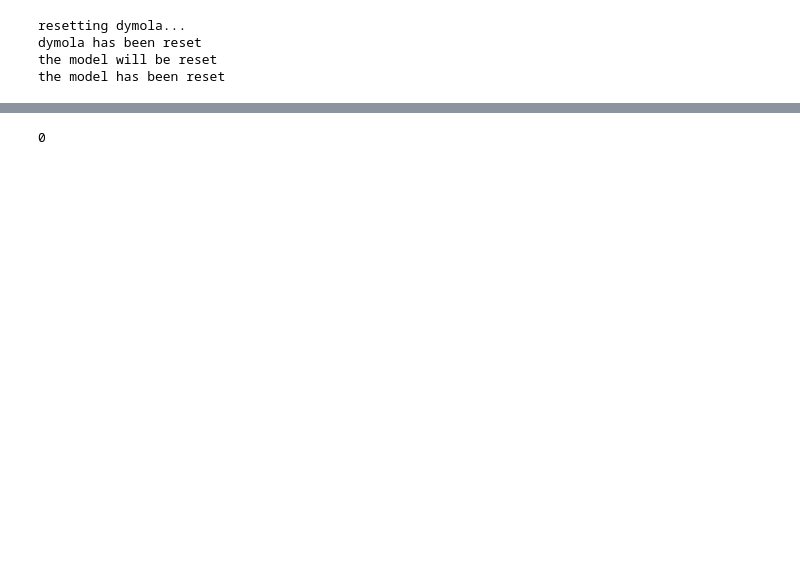
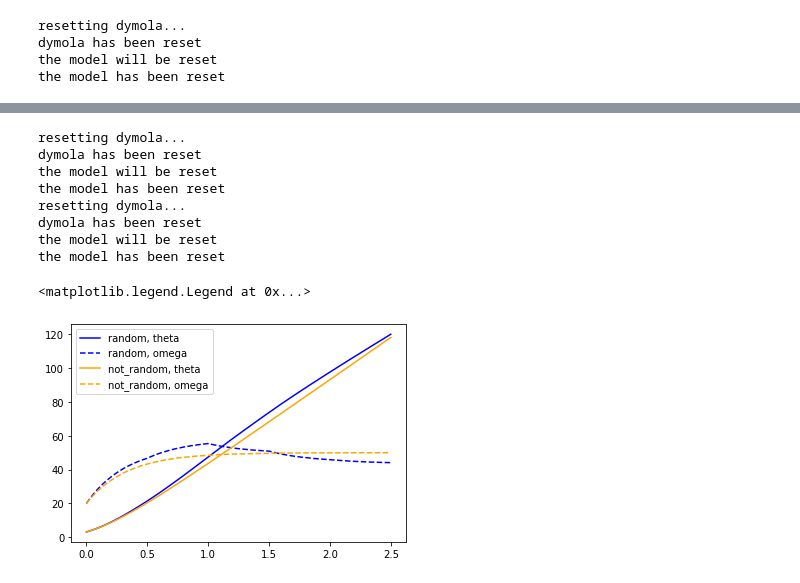
Before and after one commit to apigott/dymolagym, a Jupyter notebook: examples/nonlinear_pendulum/pendulum_agent_sem.ipynb, the cells around one changed output, grey strips where cells are left out. Saved outputs shown, nothing was run; the diff lists cells and outputs as text; code cells hidden in the pictures; blank space fills up the shorter version.

Commit message:
exposed dymola gym methods with direct calls to dymola

```diff
--- a/examples/nonlinear_pendulum/pendulum_agent_sem.ipynb
+++ b/examples/nonlinear_pendulum/pendulum_agent_sem.ipynb
@@ -91,4 +89,40 @@ the model has been reset
+# %%
+args = ['random','not_random']
+colors = ['orange', 'blue']
+legend = []
+for arg in args:
+    # reset the model
+    env.reset_dymola()
+    env.reset()
+    env.debug_data = {key: [] for key in env.debug_data}
+
+    # see what the model outputs
+    for timestep in range(5):
+        if arg == 'random':
+            action = np.random.uniform(1,2)
+        else:
+            action = 1.5
+
+        env.dymola.importInitialResult('dsres.mat', atTime=env.start)
+        res = env.dymola.simulateExtendedModel(env.model_name, startTime=env.start, stopTime=env.stop, initialNames=env.model_input_names, initialValues=[action], finalNames=env.model_output_names)
+        env.get_state(res) # adds intermittent values to the debug_data dictionary
+        env.start += env.tau
+        env.stop += env.tau
+    c = colors.pop()
+    plt.plot(env.debug_data['nonlinearPendulum.my_time'], env.debug_data['nonlinearPendulum.theta'], linestyle='-', color=c)
+    plt.plot(env.debug_data['nonlinearPendulum.my_time'], env.debug_data['nonlinearPendulum.omega'], linestyle='--', color=c)
+    legend += [f"{arg}, theta", f"{arg}, omega"]
+plt.legend(legend)
+# %% [output]
+resetting dymola...
+dymola has been reset
+the model will be reset
+the model has been reset
+resetting dymola...
+dymola has been reset
+the model will be reset
+the model has been reset
+<matplotlib.legend.Legend at 0x...>
+[figure, added]
 # %%
 env.dymola.close()
-# %% [output]
-0
```
Also changed, not shown: parts of 1 cell of this notebook.
